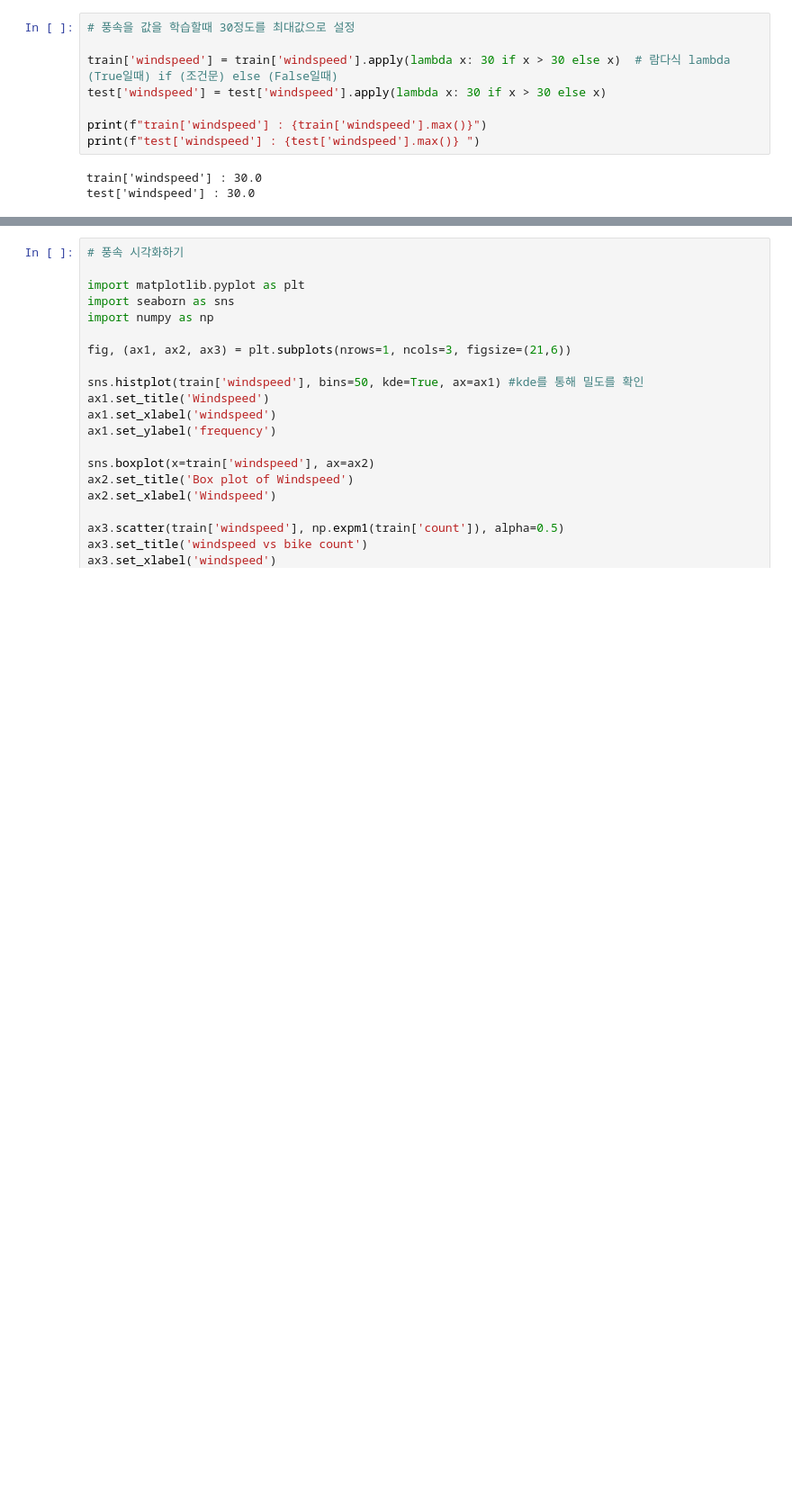
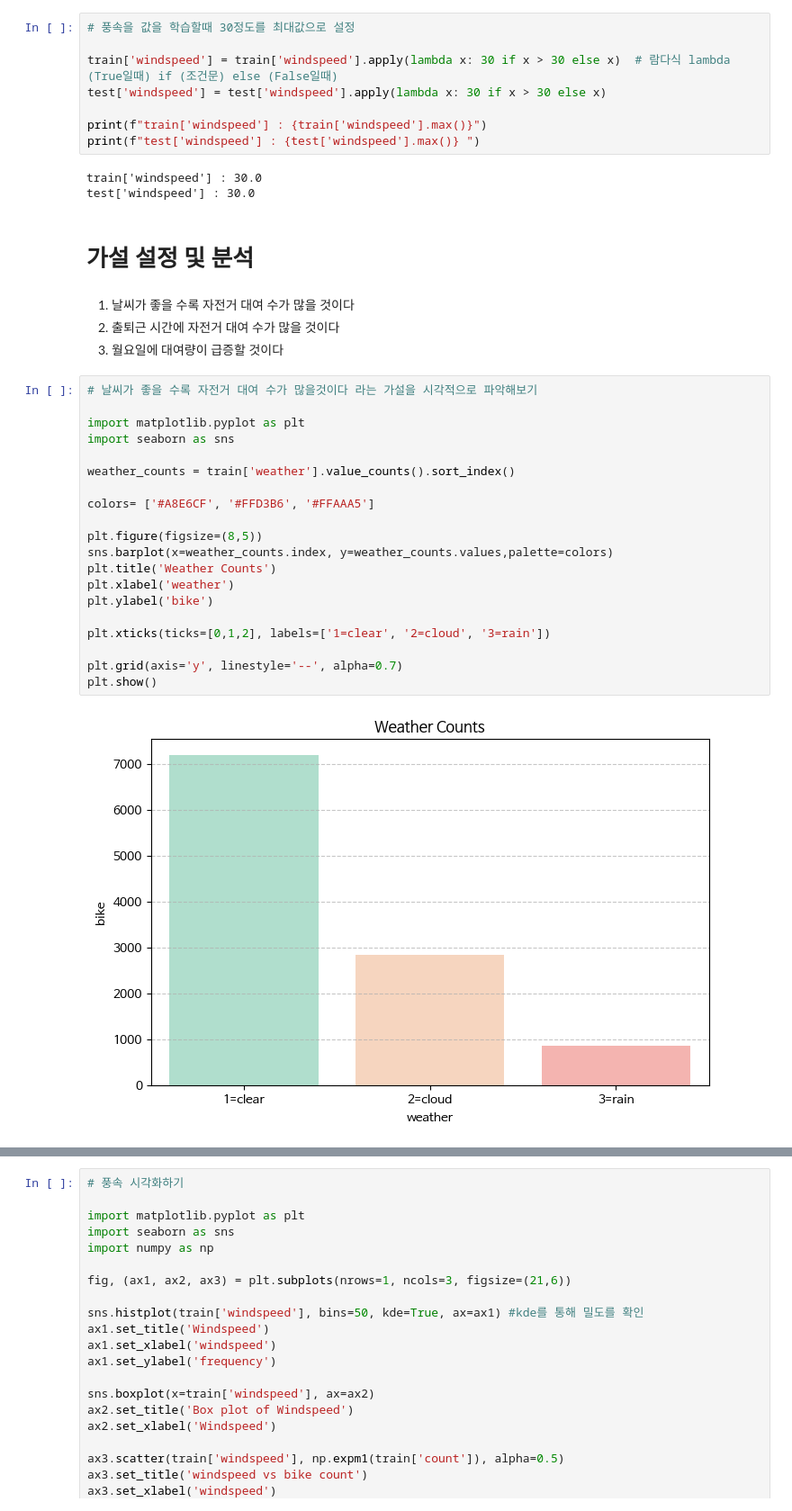
Before and after one commit to forexms78/AI-05-, a Jupyter notebook: 미션3_2팀_박병호.ipynb, the cells around one changed output, grey strips where cells are left out. Shown: that part at 90% size. Saved outputs shown, nothing was run; the diff lists cells and outputs as text; blank space fills up the shorter version.

```diff
--- a/미션3_2팀_박병호.ipynb
+++ b/미션3_2팀_박병호.ipynb
@@ -224,3 +262,31 @@ print(f"test['windspeed'] : {test['windspeed'].max()} ")
 # %% [output]
 train['windspeed'] : 30.0
 test['windspeed'] : 30.0
+# %% [markdown]
+# 가설 설정 및 분석
+# %% [markdown]
+1. 날씨가 좋을 수록 자전거 대여 수가 많을 것이다
+2. 출퇴근 시간에 자전거 대여 수가 많을 것이다
+3. 월요일에 대여량이 급증할 것이다
+# %%
+# 날씨가 좋을 수록 자전거 대여 수가 많을것이다 라는 가설을 시각적으로 파악해보기
+
+import matplotlib.pyplot as plt
+import seaborn as sns
+
+weather_counts = train['weather'].value_counts().sort_index()
+
+colors= ['#A8E6CF', '#FFD3B6', '#FFAAA5']
+
+plt.figure(figsize=(8,5))
+sns.barplot(x=weather_counts.index, y=weather_counts.values,palette=colors)
+plt.title('Weather Counts')
+plt.xlabel('weather')
+plt.ylabel('bike')
+
+plt.xticks(ticks=[0,1,2], labels=['1=clear', '2=cloud', '3=rain'])
+
+plt.grid(axis='y', linestyle='--', alpha=0.7)
+plt.show()
+# %% [output]
+[figure, added]
```
Also changed, not shown: parts of 21 cells of this notebook.
